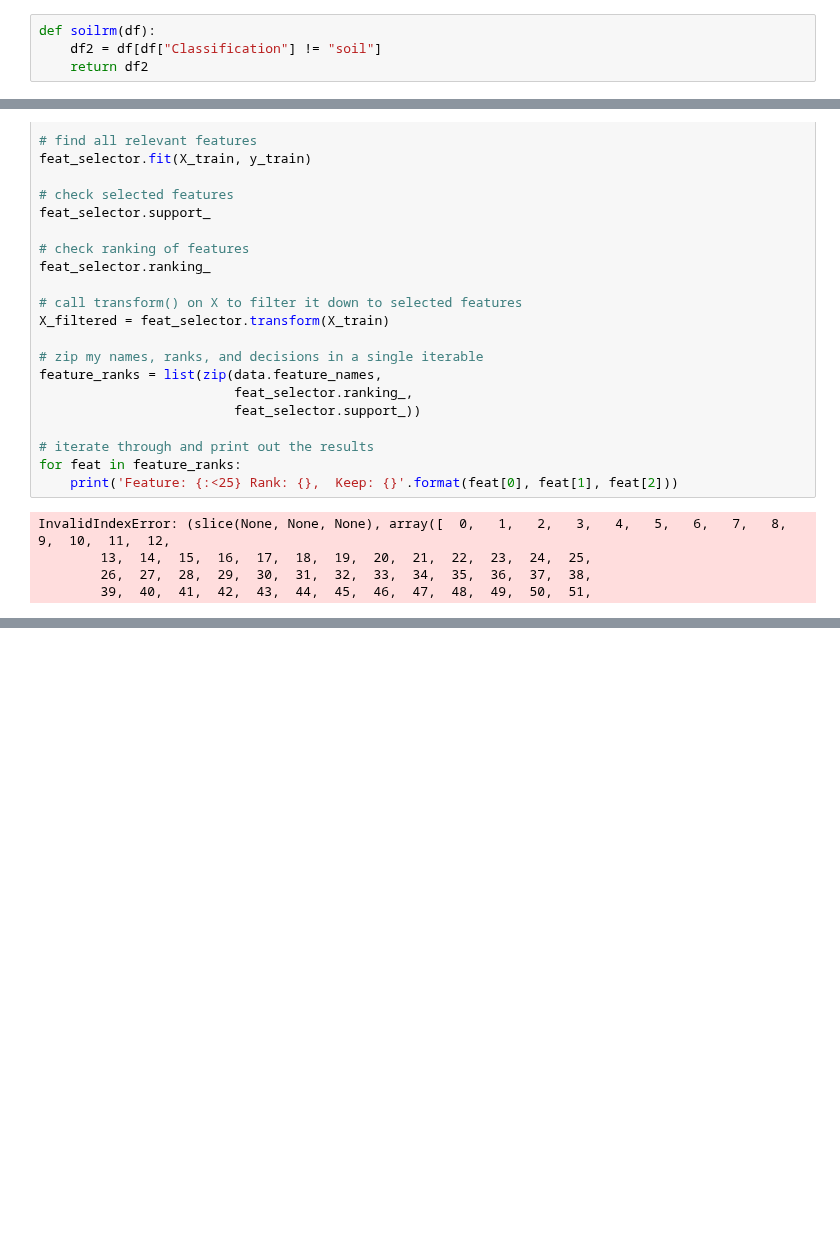
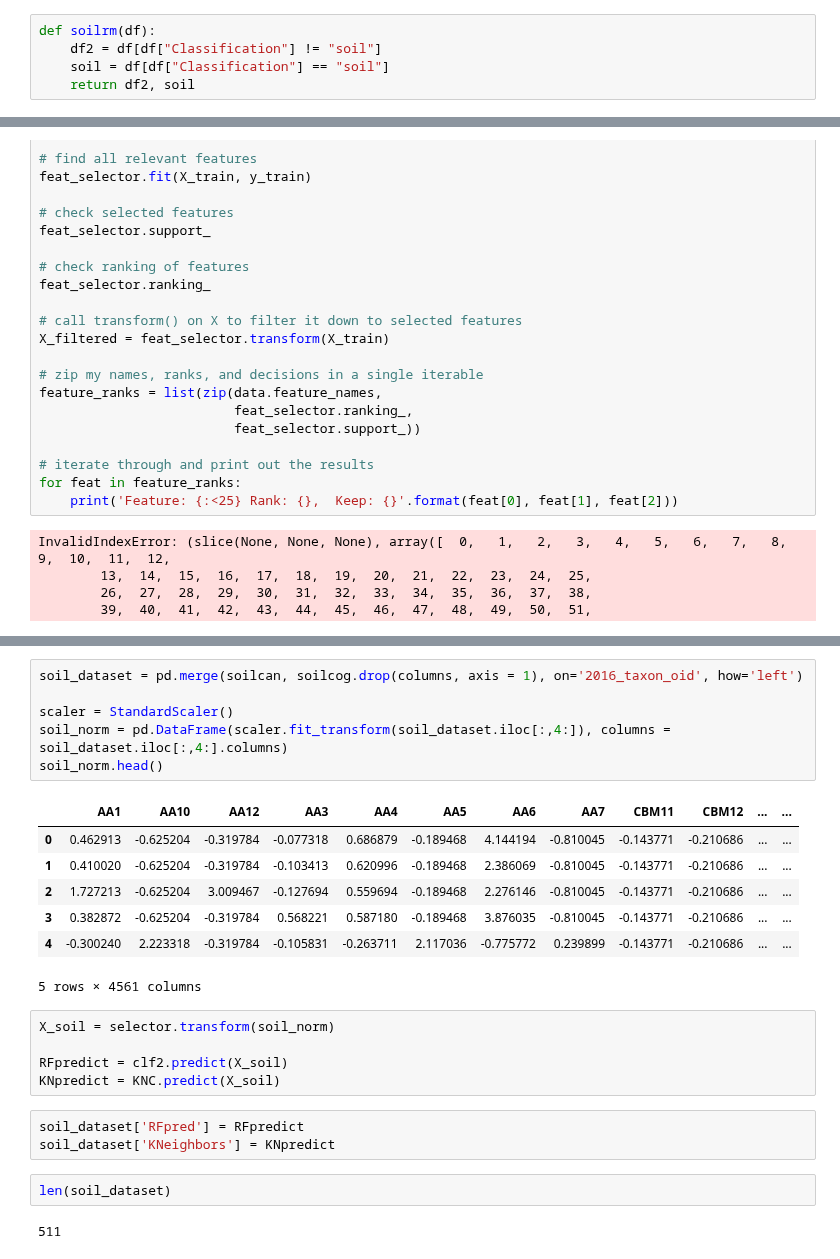
Before and after one commit to ajlukasiewicz/Team_9_MacLearn, a Jupyter notebook: Scripts/KNeighbors_classifier.ipynb, the cells around one changed output, grey strips where cells are left out. Saved outputs shown, nothing was run; the diff lists cells and outputs as text; blank space fills up the shorter version.

```diff
--- a/Scripts/KNeighbors_classifier.ipynb
+++ b/Scripts/KNeighbors_classifier.ipynb
@@ -19,7 +19,8 @@ from sklearn import metrics
 # %%
 def soilrm(df):
     df2 = df[df["Classification"] != "soil"]
-    return df2
+    soil = df[df["Classification"] == "soil"]
+    return df2, soil
 # %%
 #box location for Alex
 data_dir = "/Users/alexlukasiewicz/Box Sync/Spring 2023/Sci Machine Learning/Bio Team SDS384/Datasets"
@@ -196,0 +300,26 @@ array([[ 1.04862203e+00, -4.23783691e-01,  8.28541213e-01, ...,
+# %%
+soil_dataset = pd.merge(soilcan, soilcog.drop(columns, axis = 1), on='2016_taxon_oid', how='left')
+
+scaler = StandardScaler()
+soil_norm = pd.DataFrame(scaler.fit_transform(soil_dataset.iloc[:,4:]), columns = soil_dataset.iloc[:,4:].columns)
+soil_norm.head()
+# %% [output]
+|  | AA1 | AA10 | AA12 | AA3 | AA4 | AA5 | AA6 | AA7 | CBM11 | CBM12 | ... | ... |
+| 0 | 0.462913 | -0.625204 | -0.319784 | -0.077318 | 0.686879 | -0.189468 | 4.144194 | -0.810045 | -0.143771 | -0.210686 | ... | ... |
+| 1 | 0.410020 | -0.625204 | -0.319784 | -0.103413 | 0.620996 | -0.189468 | 2.386069 | -0.810045 | -0.143771 | -0.210686 | ... | ... |
+| 2 | 1.727213 | -0.625204 | 3.009467 | -0.127694 | 0.559694 | -0.189468 | 2.276146 | -0.810045 | -0.143771 | -0.210686 | ... | ... |
+| 3 | 0.382872 | -0.625204 | -0.319784 | 0.568221 | 0.587180 | -0.189468 | 3.876035 | -0.810045 | -0.143771 | -0.210686 | ... | ... |
+| 4 | -0.300240 | 2.223318 | -0.319784 | -0.105831 | -0.263711 | 2.117036 | -0.775772 | 0.239899 | -0.143771 | -0.210686 | ... | ... |
+5 rows × 4561 columns
+# %%
+X_soil = selector.transform(soil_norm)
+
+RFpredict = clf2.predict(X_soil)
+KNpredict = KNC.predict(X_soil)
+# %%
+soil_dataset['RFpred'] = RFpredict
+soil_dataset['KNeighbors'] = KNpredict
+# %%
+len(soil_dataset)
+# %% [output]
+511
```
Also changed, not shown: parts of 16 cells of this notebook.
